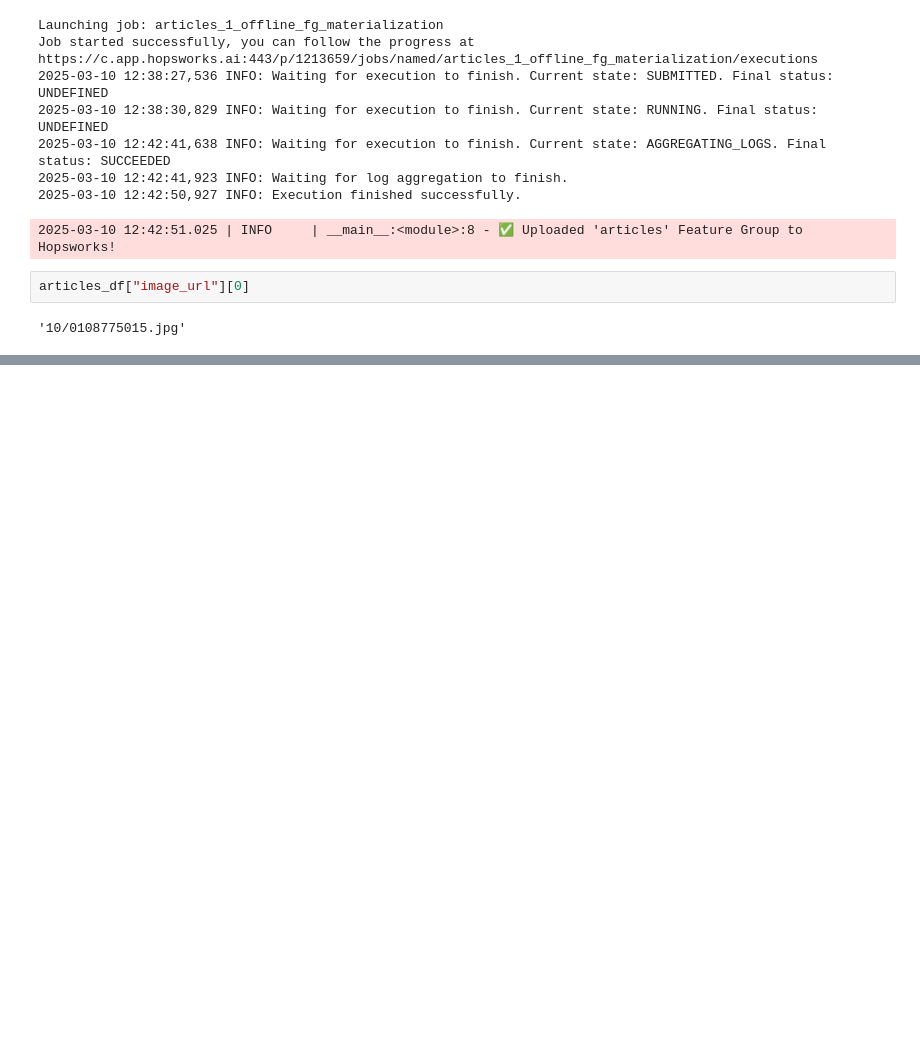
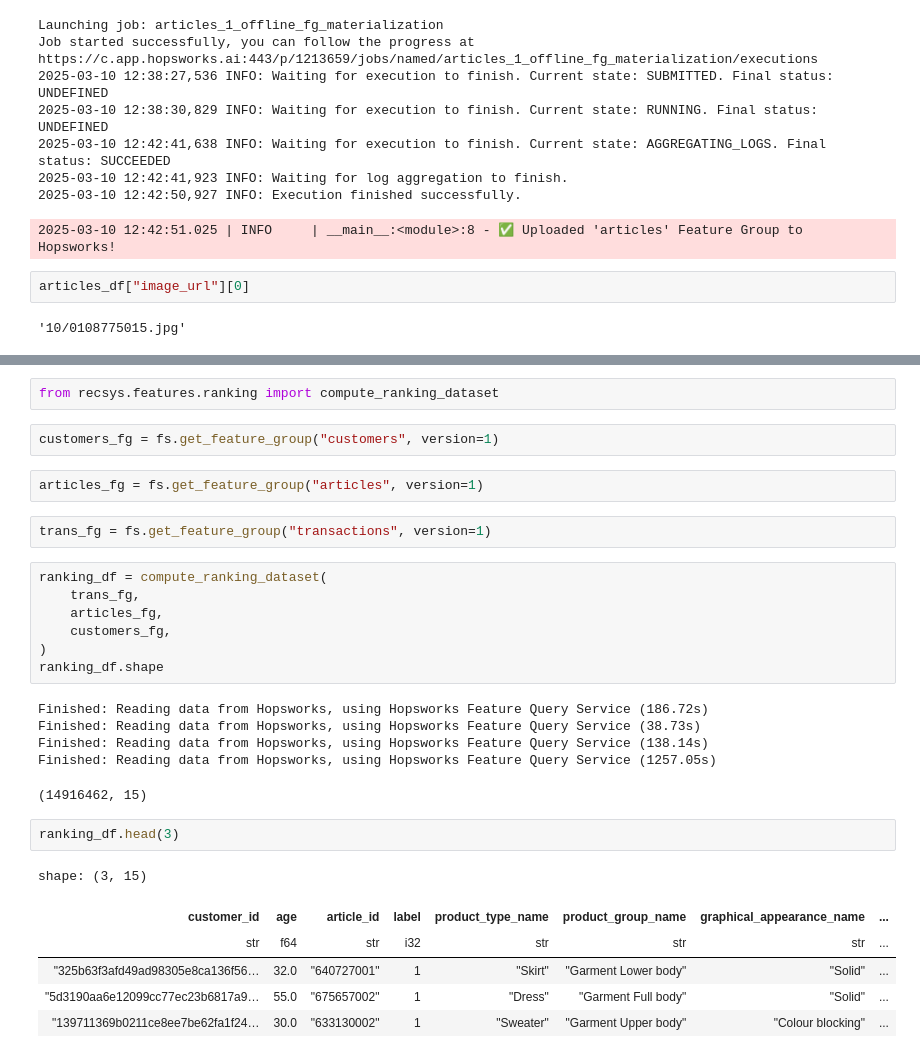
Before and after one commit to TharangaSG/personalized-recommendation-system, a Jupyter notebook: notebooks/01_make_resouce_group.ipynb, the cells around one changed output, grey strips where cells are left out. Drawn from its saved outputs; the diff is of its cells as text; blank space fills up the shorter version.

```diff
--- a/notebooks/01_make_resouce_group.ipynb
+++ b/notebooks/01_make_resouce_group.ipynb
@@ -336,0 +336,30 @@ display(HTML(grid_html))
+# %%
+from recsys.features.ranking import compute_ranking_dataset
+# %%
+customers_fg = fs.get_feature_group("customers", version=1)
+# %%
+articles_fg = fs.get_feature_group("articles", version=1)
+# %%
+trans_fg = fs.get_feature_group("transactions", version=1)
+# %%
+ranking_df = compute_ranking_dataset(
+    trans_fg,
+    articles_fg,
+    customers_fg,
+)
+ranking_df.shape
+# %% [output]
+Finished: Reading data from Hopsworks, using Hopsworks Feature Query Service (186.72s)
+Finished: Reading data from Hopsworks, using Hopsworks Feature Query Service (38.73s)
+Finished: Reading data from Hopsworks, using Hopsworks Feature Query Service (138.14s)
+Finished: Reading data from Hopsworks, using Hopsworks Feature Query Service (1257.05s)
+(14916462, 15)
+# %%
+ranking_df.head(3)
+# %% [output]
+shape: (3, 15)
+| customer_id | age | article_id | label | product_type_name | product_group_name | graphical_appearance_name | ... |
+| str | f64 | str | i32 | str | str | str | ... |
+| "325b63f3afd49ad98305e8ca136f56… | 32.0 | "640727001" | 1 | "Skirt" | "Garment Lower body" | "Solid" | ... |
+| "5d3190aa6e12099cc77ec23b6817a9… | 55.0 | "675657002" | 1 | "Dress" | "Garment Full body" | "Solid" | ... |
+| "139711369b0211ce8ee7be62fa1f24… | 30.0 | "633130002" | 1 | "Sweater" | "Garment Upper body" | "Colour blocking" | ... |
```
Also changed, not shown: parts of 9 cells of this notebook, 4 other files.
